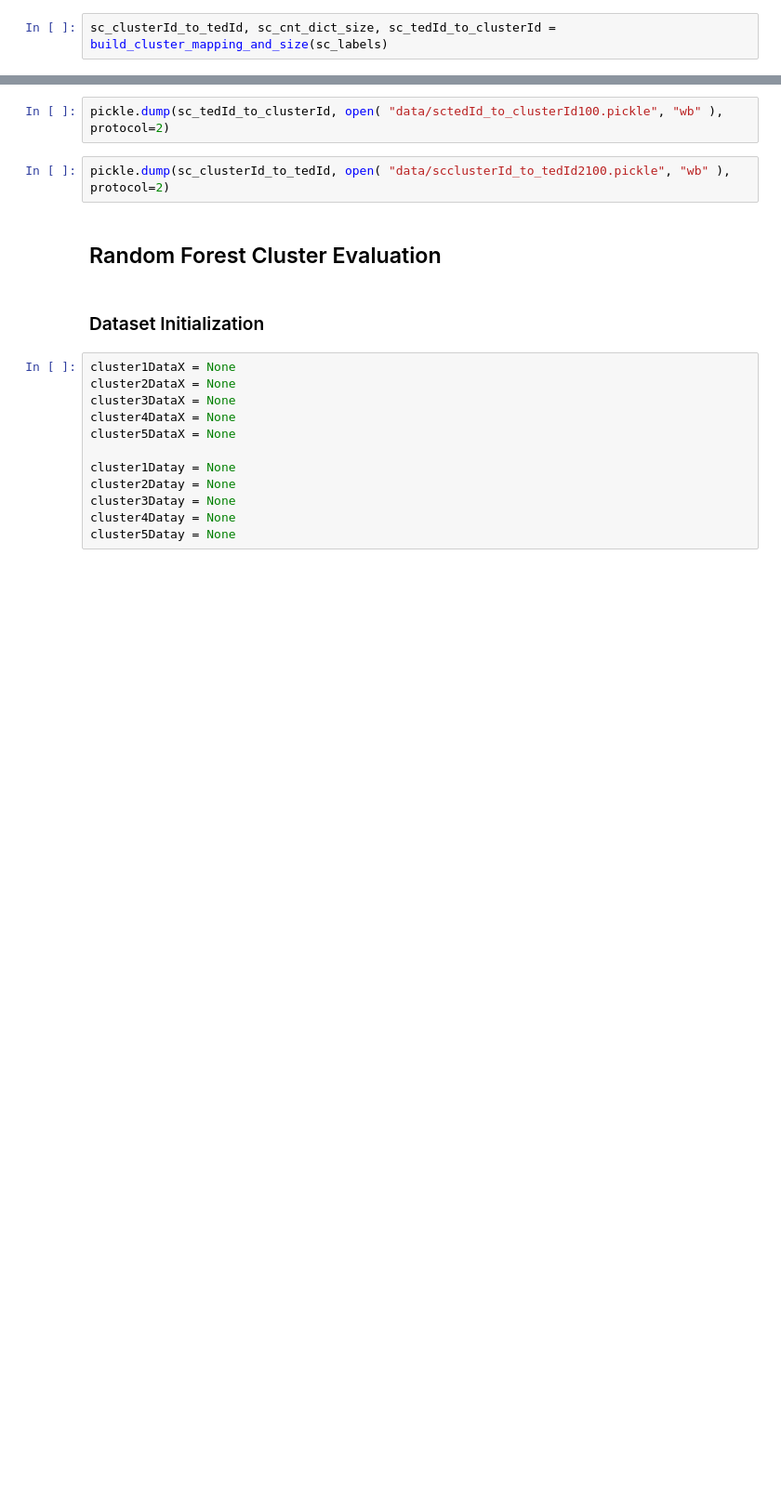
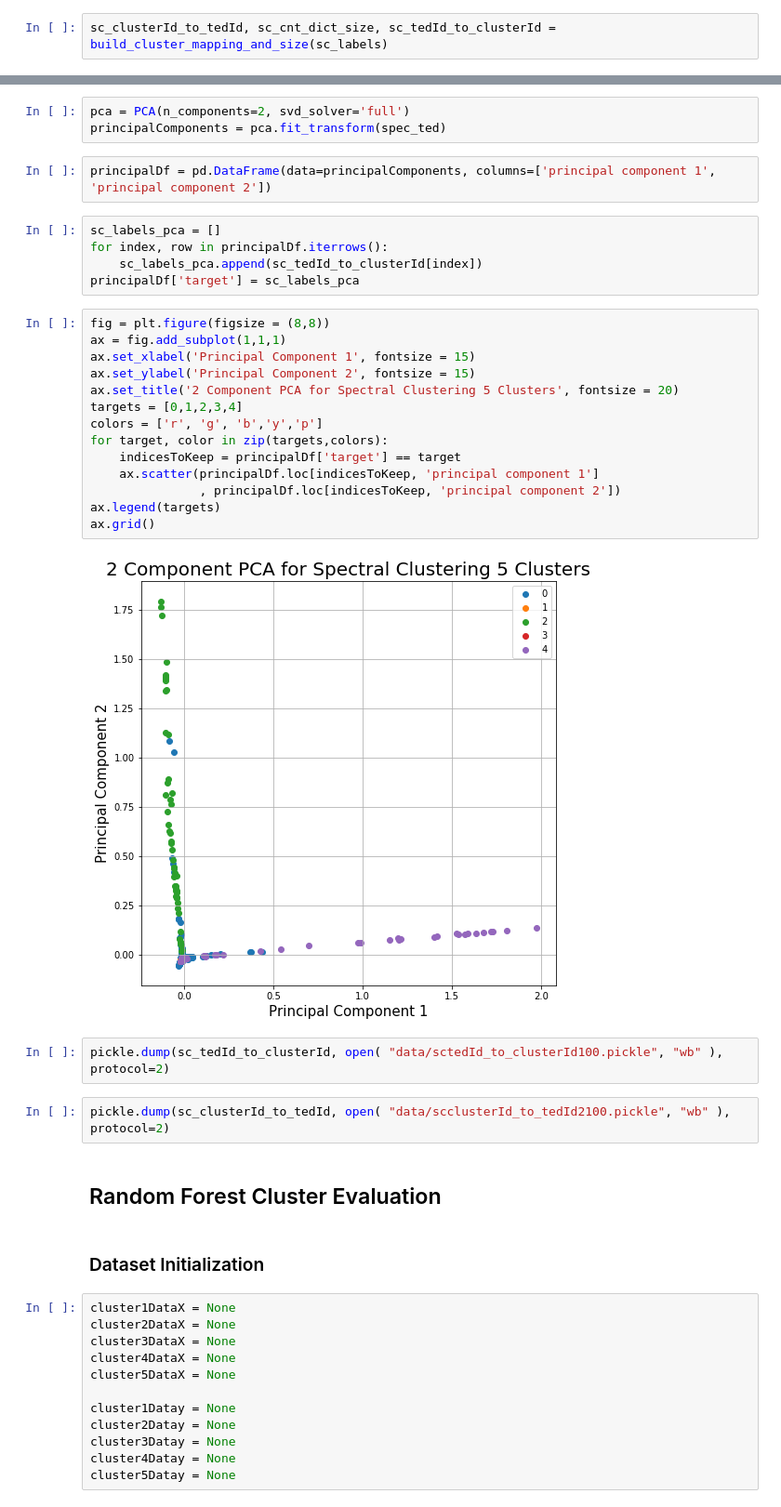
Before and after one commit to artina-m/TopTalks, a Jupyter notebook: TedTalkCluster.ipynb, the cells around one changed output, grey strips where cells are left out. Shown at 93% size. Saved outputs shown, nothing was run; the diff lists cells and outputs as text; blank space fills up the shorter version.

```diff
--- a/TedTalkCluster.ipynb
+++ b/TedTalkCluster.ipynb
@@ -387,3 +455,29 @@ defaultdict(int, {0: 188, 1: 56, 2: 52, 3: 8, 4: 2246})
+# %%
+pca = PCA(n_components=2, svd_solver='full')
+principalComponents = pca.fit_transform(spec_ted)
+# %%
+principalDf = pd.DataFrame(data=principalComponents, columns=['principal component 1', 'principal component 2'])
+# %%
+sc_labels_pca = []
+for index, row in principalDf.iterrows():
+    sc_labels_pca.append(sc_tedId_to_clusterId[index])
+principalDf['target'] = sc_labels_pca
+# %%
+fig = plt.figure(figsize = (8,8))
+ax = fig.add_subplot(1,1,1)
+ax.set_xlabel('Principal Component 1', fontsize = 15)
+ax.set_ylabel('Principal Component 2', fontsize = 15)
+ax.set_title('2 Component PCA for Spectral Clustering 5 Clusters', fontsize = 20)
+targets = [0,1,2,3,4]
+colors = ['r', 'g', 'b','y','p']
+for target, color in zip(targets,colors):
+    indicesToKeep = principalDf['target'] == target
+    ax.scatter(principalDf.loc[indicesToKeep, 'principal component 1']
+               , principalDf.loc[indicesToKeep, 'principal component 2'])
+ax.legend(targets)
+ax.grid()
+# %% [output]
+[figure, added]
 # %%
 pickle.dump(sc_tedId_to_clusterId, open( "data/sctedId_to_clusterId100.pickle", "wb" ), protocol=2)
 # %%
```
Also changed, not shown: parts of 17 cells of this notebook.
